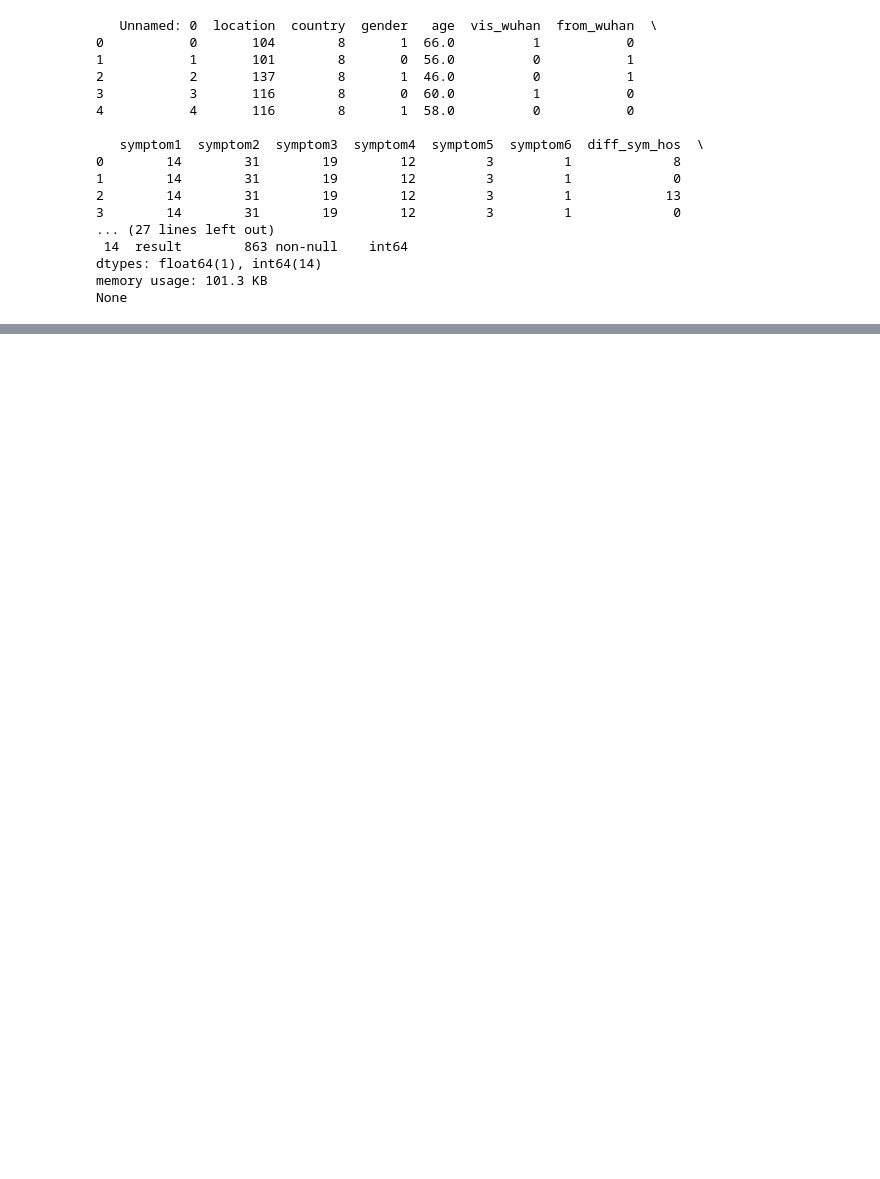
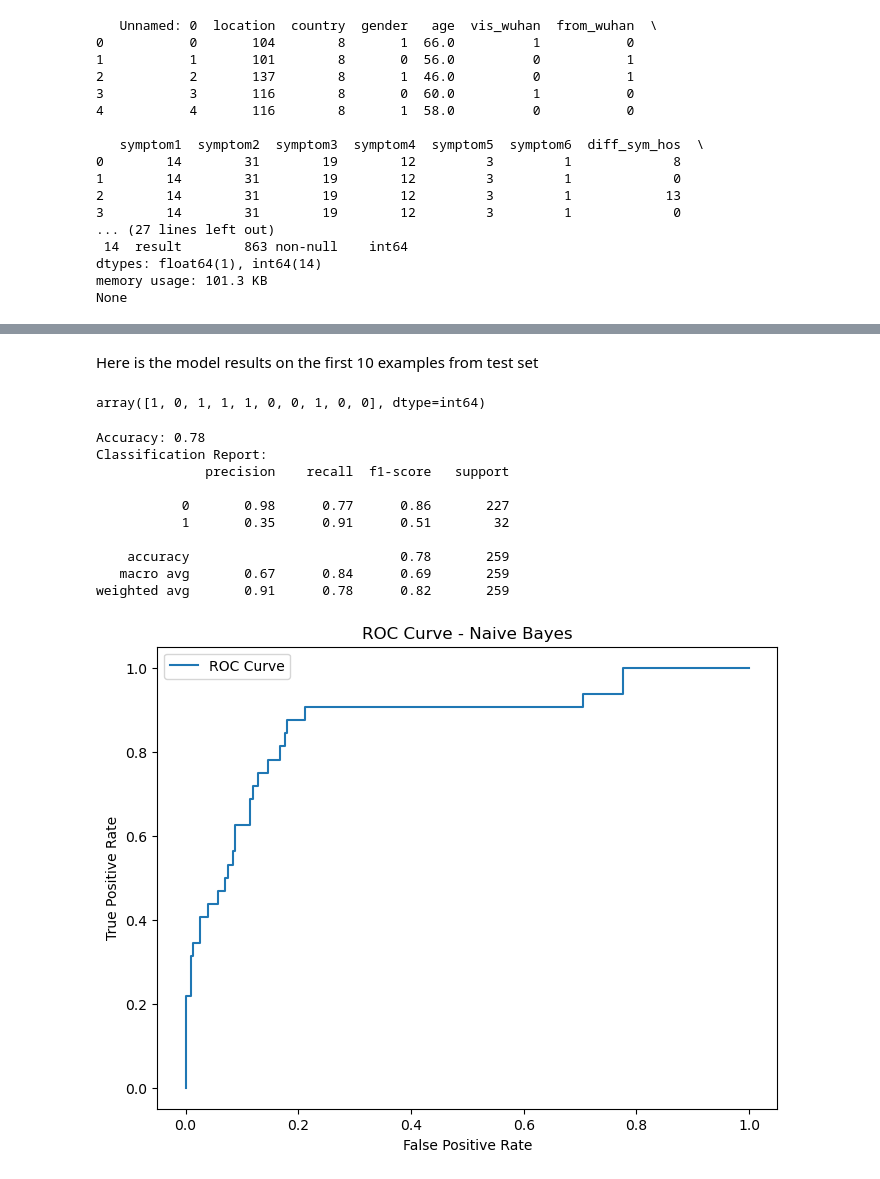
Before and after one commit to AmgadShrief/ML-Project, a Jupyter notebook: NaiveBayes.ipynb, the cells around one changed output, grey strips where cells are left out. Cells and saved outputs as stored; diff of their text form; code cells hidden in the pictures; blank space fills up the shorter version.

```diff
--- a/NaiveBayes.ipynb
+++ b/NaiveBayes.ipynb
@@ -43,0 +28,6 @@ print(data.head(6))
+# %%
+from sklearn.model_selection import train_test_split
+X = data.drop('result', axis=1)
+y = data['result']
+# Split the data into training, validation, and testing sets
+X_train, X_val, y_train, y_val = train_test_split(X, y, test_size=0.3, random_state=42)
@@ -43,0 +42,10 @@ print(data.head(6))
+# %%
+from sklearn.naive_bayes import GaussianNB
+from sklearn.metrics import accuracy_score, classification_report, roc_auc_score, roc_curve, precision_recall_curve, f1_score
+import matplotlib.pyplot as plt
+
+# Initialize the Naive Bayes model
+nb_model = GaussianNB()
+
+# Train the model
+nb_model.fit(X_train, y_train)
@@ -43,0 +88,38 @@ print(data.head(6))
+# %% [markdown]
+Here is the model results on the first 10 examples from test set
+# %%
+nb_model.predict(X_val[0:10])
+# %% [output]
+array([1, 0, 1, 1, 1, 0, 0, 1, 0, 0], dtype=int64)
+# %%
+y_pred = nb_model.predict(X_val)
+
+# Evaluate performance
+accuracy = accuracy_score(y_val, y_pred)
+print(f'Accuracy: {accuracy:.2f}')
+
+# Classification report
+print('Classification Report:')
+print(classification_report(y_val, y_pred))
+
+# ROC curve
+fpr, tpr, _ = roc_curve(y_val, nb_model.predict_proba(X_val)[:, 1])
+plt.figure(figsize=(8, 6))
+plt.plot(fpr, tpr, label='ROC Curve')
+plt.xlabel('False Positive Rate')
+plt.ylabel('True Positive Rate')
+plt.title('ROC Curve - Naive Bayes')
+plt.legend()
+plt.show()
+# %% [output]
+Accuracy: 0.78
+Classification Report:
+              precision    recall  f1-score   support
+
+           0       0.98      0.77      0.86       227
+           1       0.35      0.91      0.51        32
+
+    accuracy                           0.78       259
+   macro avg       0.67      0.84      0.69       259
+weighted avg       0.91      0.78      0.82       259
+[figure, added]
```
Also changed, not shown: parts of 9 cells of this notebook.
